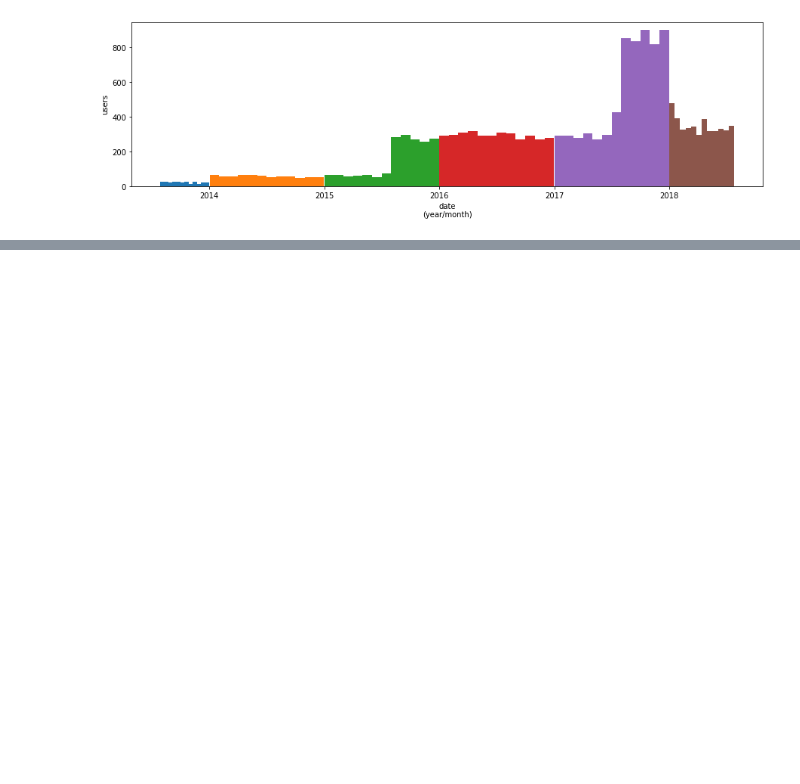
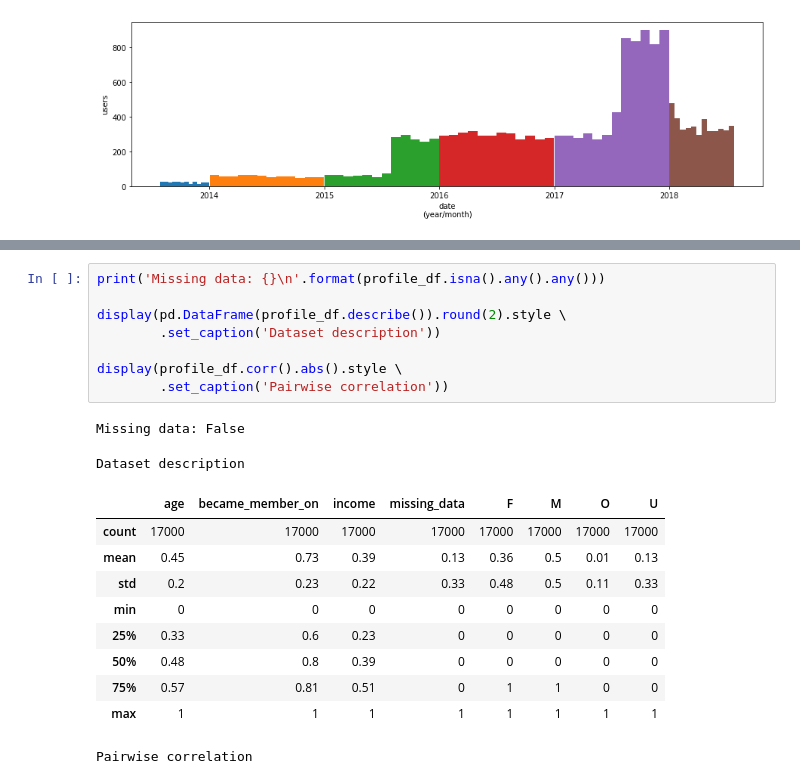
Before and after one commit to silviomori/udacity-machine-learning-capstone-starbucks, a Jupyter notebook: FeatureEngineering.ipynb, the cells around one changed output, grey strips where cells are left out. Cells and saved outputs as stored; diff of their text form; blank space fills up the shorter version.

```diff
--- a/FeatureEngineering.ipynb
+++ b/FeatureEngineering.ipynb
@@ -448,0 +477,21 @@ plt.show()
+# %%
+print('Missing data: {}\n'.format(profile_df.isna().any().any()))
+
+display(pd.DataFrame(profile_df.describe()).round(2).style \
+        .set_caption('Dataset description'))
+
+display(profile_df.corr().abs().style \
+        .set_caption('Pairwise correlation'))
+# %% [output]
+Missing data: False
+Dataset description
+|  | age | became_member_on | income | missing_data | F | M | O | U |
+| count | 17000 | 17000 | 17000 | 17000 | 17000 | 17000 | 17000 | 17000 |
+| mean | 0.45 | 0.73 | 0.39 | 0.13 | 0.36 | 0.5 | 0.01 | 0.13 |
+| std | 0.2 | 0.23 | 0.22 | 0.33 | 0.48 | 0.5 | 0.11 | 0.33 |
+| min | 0 | 0 | 0 | 0 | 0 | 0 | 0 | 0 |
+| 25% | 0.33 | 0.6 | 0.23 | 0 | 0 | 0 | 0 | 0 |
+| 50% | 0.48 | 0.8 | 0.39 | 0 | 0 | 0 | 0 | 0 |
+| 75% | 0.57 | 0.81 | 0.51 | 0 | 1 | 1 | 0 | 0 |
+| max | 1 | 1 | 1 | 1 | 1 | 1 | 1 | 1 |
+Pairwise correlation
```
Also changed, not shown: parts of 5 cells of this notebook.
